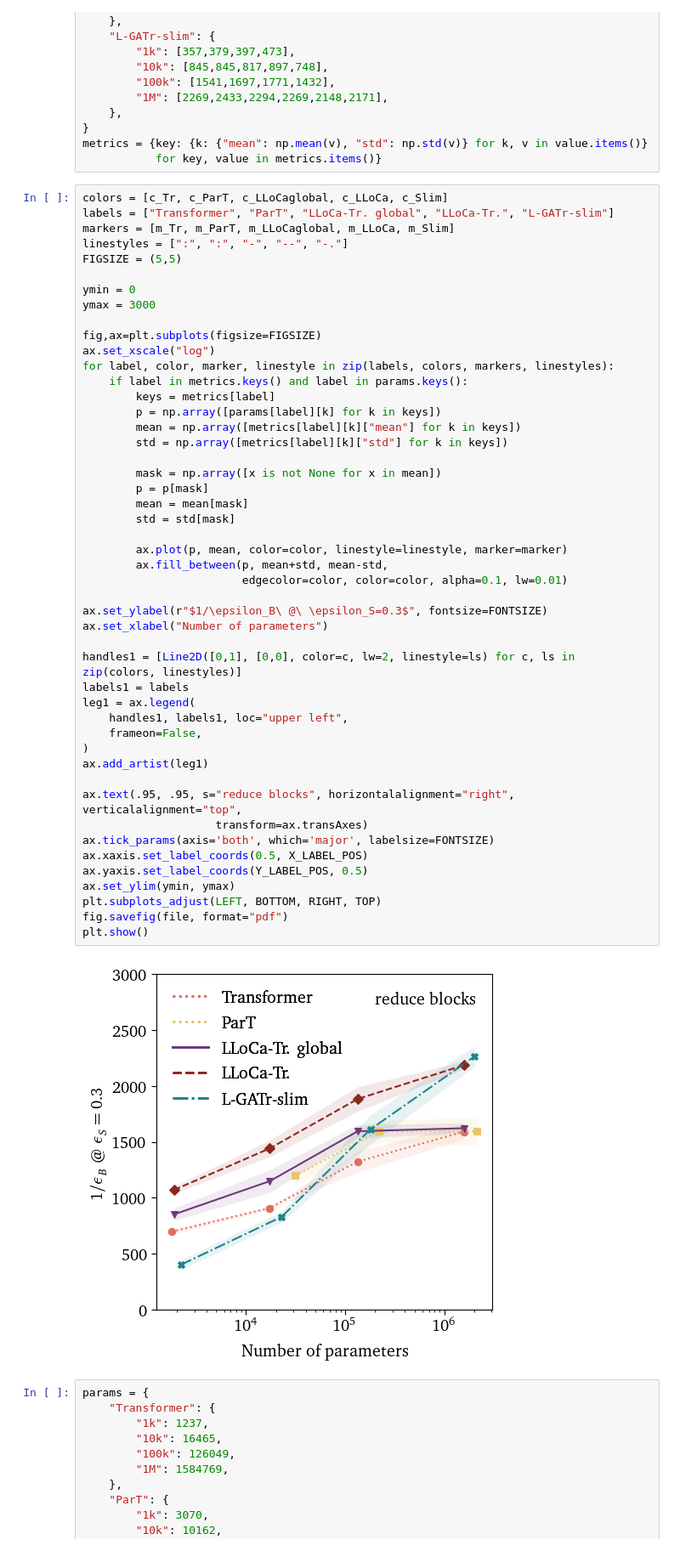
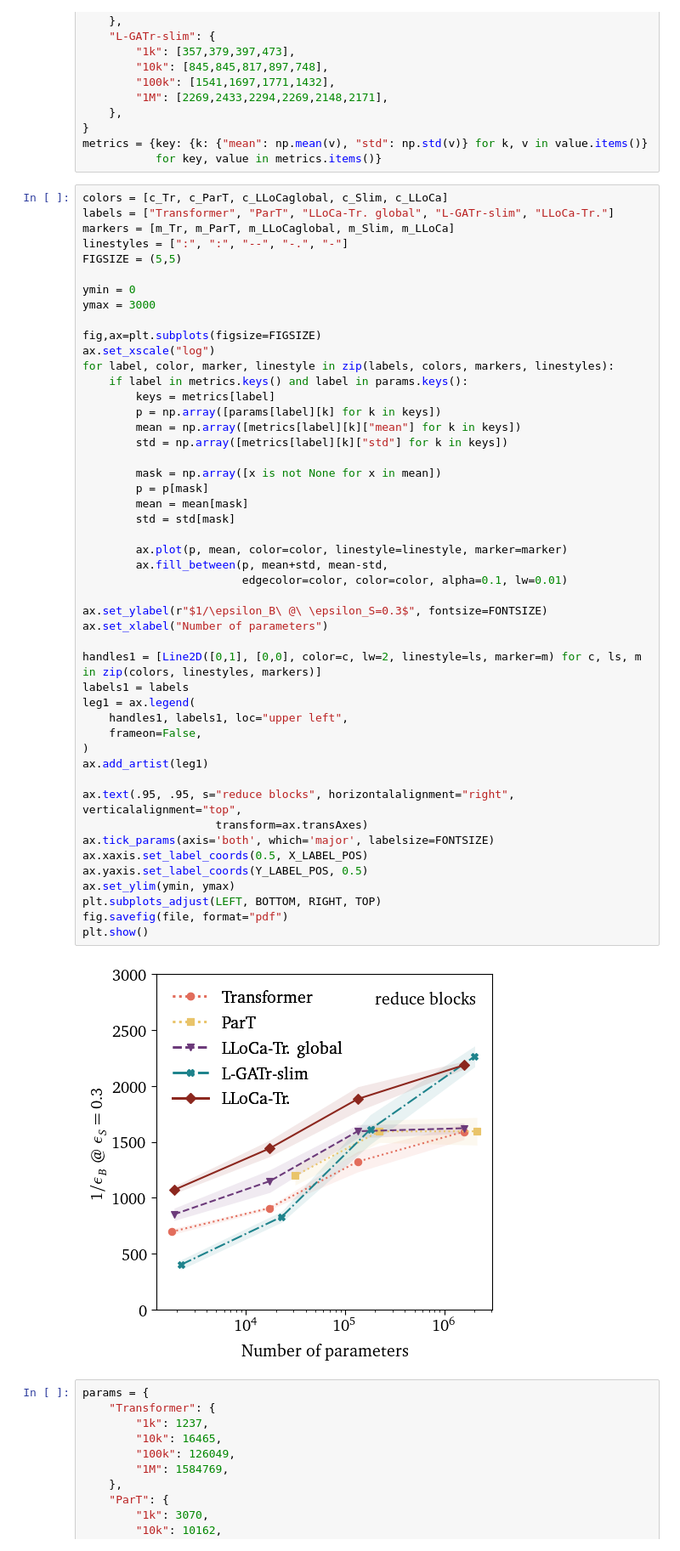
Before and after one commit to heidelberg-hepml/tagger-quantization, a Jupyter notebook: notebooks/plots.ipynb, the cells around one changed output. Shown: that part at 85% size. Drawn from its saved outputs; the diff is of its cells as text.

Commit message:
Update Figure 3 design slightly

```diff
--- a/notebooks/plots.ipynb
+++ b/notebooks/plots.ipynb
@@ -1226,10 +1226,10 @@ metrics = {
 metrics = {key: {k: {"mean": np.mean(v), "std": np.std(v)} for k, v in value.items()}
            for key, value in metrics.items()}
 # %%
-colors = [c_Tr, c_ParT, c_LLoCaglobal, c_LLoCa, c_Slim]
-labels = ["Transformer", "ParT", "LLoCa-Tr. global", "LLoCa-Tr.", "L-GATr-slim"]
-markers = [m_Tr, m_ParT, m_LLoCaglobal, m_LLoCa, m_Slim]
-linestyles = [":", ":", "-", "--", "-."]
+colors = [c_Tr, c_ParT, c_LLoCaglobal, c_Slim, c_LLoCa]
+labels = ["Transformer", "ParT", "LLoCa-Tr. global", "L-GATr-slim", "LLoCa-Tr."]
+markers = [m_Tr, m_ParT, m_LLoCaglobal, m_Slim, m_LLoCa]
+linestyles = [":", ":", "--", "-.", "-"]
 FIGSIZE = (5,5)
 
 ymin = 0
@@ -1246,35 +1246,35 @@ for label, color, marker, linestyle in zip(labels, colors, markers, linestyles):
 
         mask = np.array([x is not None for x in mean])
         p = p[mask]
         mean = mean[mask]
         std = std[mask]
 
         ax.plot(p, mean, color=color, linestyle=linestyle, marker=marker)
         ax.fill_between(p, mean+std, mean-std,
                         edgecolor=color, color=color, alpha=0.1, lw=0.01)
 
 ax.set_ylabel(r"$1/\epsilon_B\ @\ \epsilon_S=0.3$", fontsize=FONTSIZE)
 ax.set_xlabel("Number of parameters")
 
-handles1 = [Line2D([0,1], [0,0], color=c, lw=2, linestyle=ls) for c, ls in zip(colors, linestyles)]
+handles1 = [Line2D([0,1], [0,0], color=c, lw=2, linestyle=ls, marker=m) for c, ls, m in zip(colors, linestyles, markers)]
 labels1 = labels
 leg1 = ax.legend(
     handles1, labels1, loc="upper left",
     frameon=False,
 )
 ax.add_artist(leg1)
 
 ax.text(.95, .95, s="reduce blocks", horizontalalignment="right", verticalalignment="top",
                     transform=ax.transAxes)
 ax.tick_params(axis='both', which='major', labelsize=FONTSIZE)
 ax.xaxis.set_label_coords(0.5, X_LABEL_POS)
 ax.yaxis.set_label_coords(Y_LABEL_POS, 0.5)
 ax.set_ylim(ymin, ymax)
 plt.subplots_adjust(LEFT, BOTTOM, RIGHT, TOP)
 fig.savefig(file, format="pdf")
 plt.show()
 # %% [output]
-[figure, old version]
+[figure, new version]
 # %%
 params = {
     "Transformer": {
```
Also changed, not shown: parts of 1 cell of this notebook.
